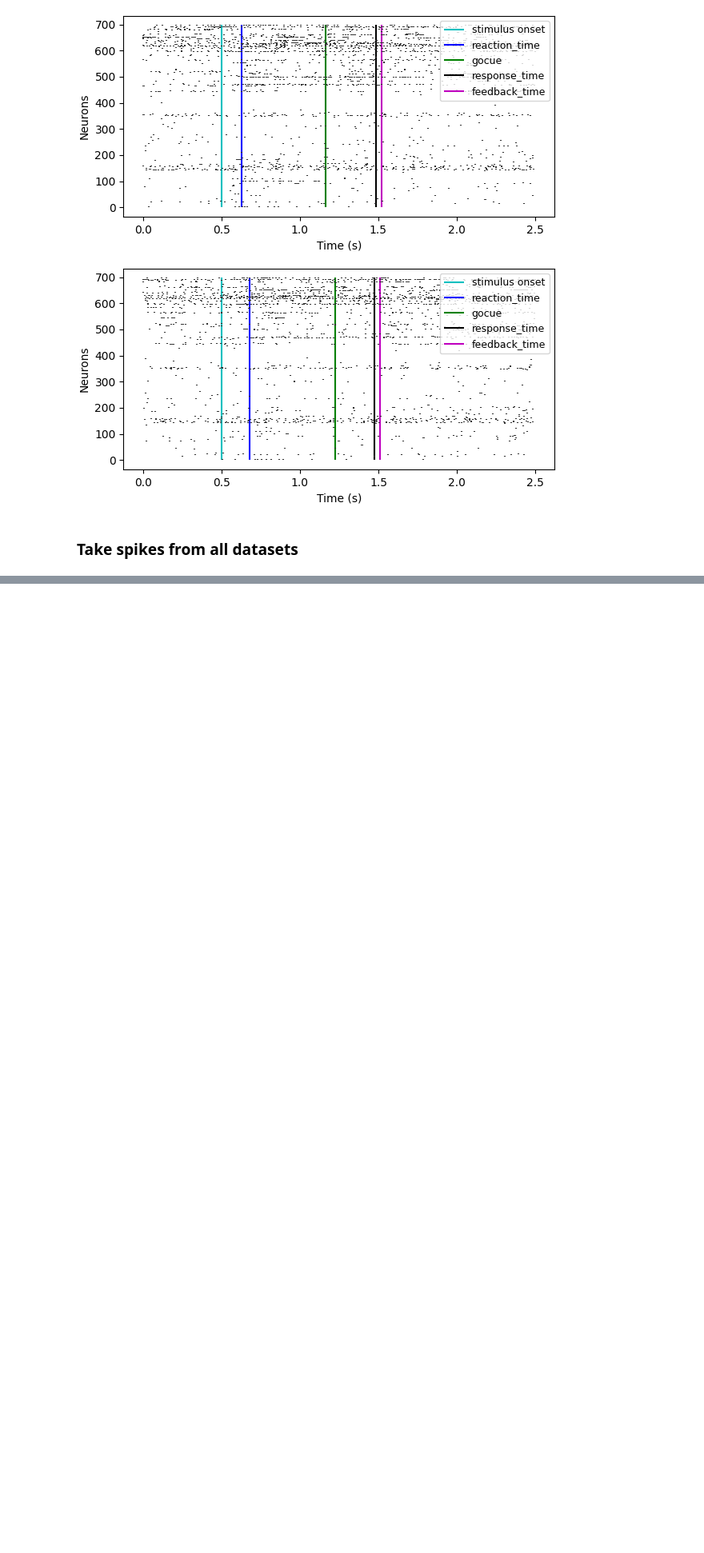
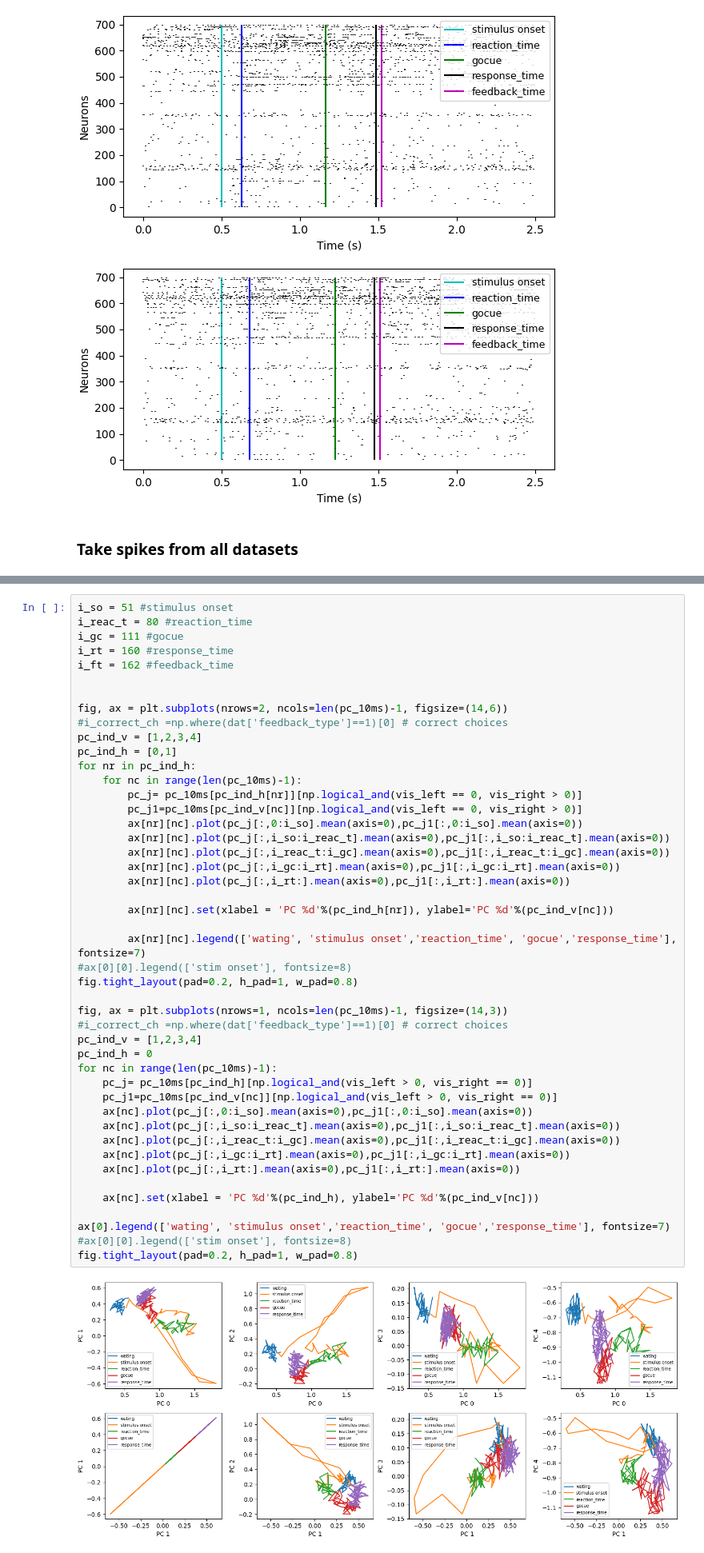
Before and after one commit to camilosada/Flow-of-information, a Jupyter notebook: data_presentation.ipynb, the cells around one changed output, grey strips where cells are left out. Shown at 80% size. Saved outputs shown, nothing was run; the diff lists cells and outputs as text; blank space fills up the shorter version.

```diff
--- a/data_presentation.ipynb
+++ b/data_presentation.ipynb
@@ -390,0 +385,48 @@ plt.close('all')
+# %%
+i_so = 51 #stimulus onset
+i_reac_t = 80 #reaction_time
+i_gc = 111 #gocue
+i_rt = 160 #response_time
+i_ft = 162 #feedback_time
+
+
+fig, ax = plt.subplots(nrows=2, ncols=len(pc_10ms)-1, figsize=(14,6))
+#i_correct_ch =np.where(dat['feedback_type']==1)[0] # correct choices
+pc_ind_v = [1,2,3,4]
+pc_ind_h = [0,1]
+for nr in pc_ind_h:
+    for nc in range(len(pc_10ms)-1):
+        pc_j= pc_10ms[pc_ind_h[nr]][np.logical_and(vis_left == 0, vis_right > 0)]
+        pc_j1=pc_10ms[pc_ind_v[nc]][np.logical_and(vis_left == 0, vis_right > 0)]
+        ax[nr][nc].plot(pc_j[:,0:i_so].mean(axis=0),pc_j1[:,0:i_so].mean(axis=0))
+        ax[nr][nc].plot(pc_j[:,i_so:i_reac_t].mean(axis=0),pc_j1[:,i_so:i_reac_t].mean(axis=0))
+        ax[nr][nc].plot(pc_j[:,i_reac_t:i_gc].mean(axis=0),pc_j1[:,i_reac_t:i_gc].mean(axis=0))
+        ax[nr][nc].plot(pc_j[:,i_gc:i_rt].mean(axis=0),pc_j1[:,i_gc:i_rt].mean(axis=0))
+        ax[nr][nc].plot(pc_j[:,i_rt:].mean(axis=0),pc_j1[:,i_rt:].mean(axis=0))
+
+        ax[nr][nc].set(xlabel = 'PC %d'%(pc_ind_h[nr]), ylabel='PC %d'%(pc_ind_v[nc]))
+
+        ax[nr][nc].legend(['wating', 'stimulus onset','reaction_time', 'gocue','response_time'], fontsize=7)
+#ax[0][0].legend(['stim onset'], fontsize=8)
+fig.tight_layout(pad=0.2, h_pad=1, w_pad=0.8)
+
+fig, ax = plt.subplots(nrows=1, ncols=len(pc_10ms)-1, figsize=(14,3))
+#i_correct_ch =np.where(dat['feedback_type']==1)[0] # correct choices
+pc_ind_v = [1,2,3,4]
+pc_ind_h = 0
+for nc in range(len(pc_10ms)-1):
+    pc_j= pc_10ms[pc_ind_h][np.logical_and(vis_left > 0, vis_right == 0)]
+    pc_j1=pc_10ms[pc_ind_v[nc]][np.logical_and(vis_left > 0, vis_right == 0)]
+    ax[nc].plot(pc_j[:,0:i_so].mean(axis=0),pc_j1[:,0:i_so].mean(axis=0))
+    ax[nc].plot(pc_j[:,i_so:i_reac_t].mean(axis=0),pc_j1[:,i_so:i_reac_t].mean(axis=0))
+    ax[nc].plot(pc_j[:,i_reac_t:i_gc].mean(axis=0),pc_j1[:,i_reac_t:i_gc].mean(axis=0))
+    ax[nc].plot(pc_j[:,i_gc:i_rt].mean(axis=0),pc_j1[:,i_gc:i_rt].mean(axis=0))
+    ax[nc].plot(pc_j[:,i_rt:].mean(axis=0),pc_j1[:,i_rt:].mean(axis=0))
+
+    ax[nc].set(xlabel = 'PC %d'%(pc_ind_h), ylabel='PC %d'%(pc_ind_v[nc]))
+
+ax[0].legend(['wating', 'stimulus onset','reaction_time', 'gocue','response_time'], fontsize=7)
+#ax[0][0].legend(['stim onset'], fontsize=8)
+fig.tight_layout(pad=0.2, h_pad=1, w_pad=0.8)
+# %% [output]
+[figure, added]
```
Also changed, not shown: parts of 15 cells of this notebook, 1 other file.
